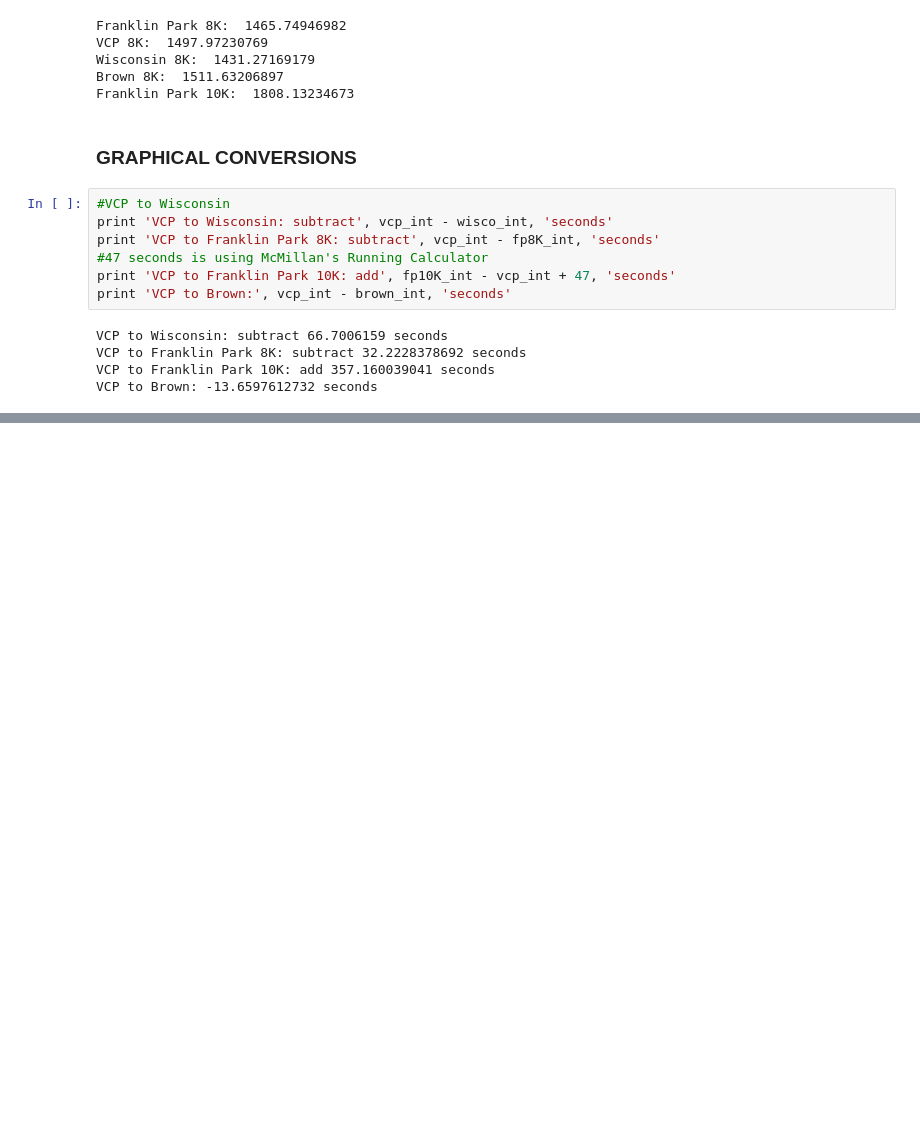
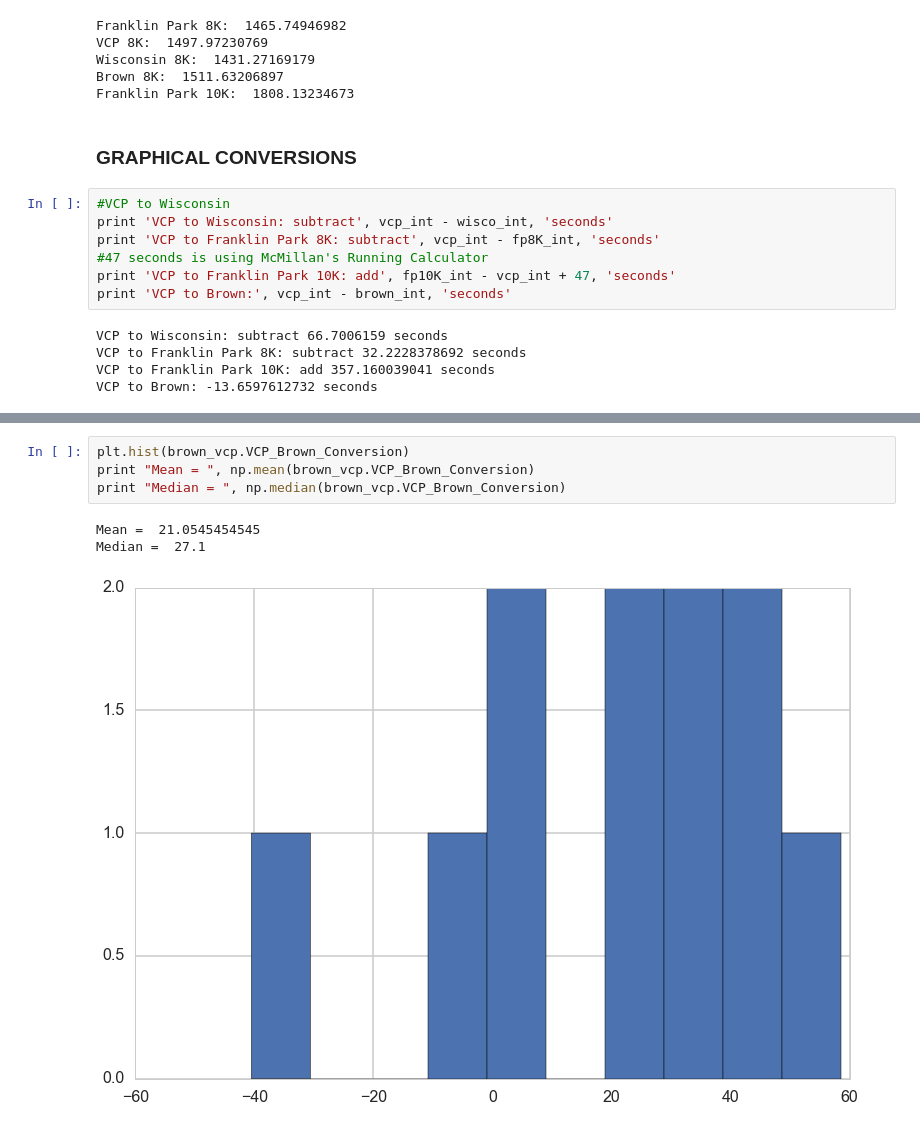
Before and after one commit to callen13/Senior_Thesis, a Jupyter notebook: race_score_calculations.ipynb, the cells around one changed output, grey strips where cells are left out. Cells and saved outputs as stored; diff of their text form; blank space fills up the shorter version.

```diff
--- a/race_score_calculations.ipynb
+++ b/race_score_calculations.ipynb
@@ -350,0 +372,8 @@ VCP to Brown: -13.6597612732 seconds
+# %%
+plt.hist(brown_vcp.VCP_Brown_Conversion)
+print "Mean = ", np.mean(brown_vcp.VCP_Brown_Conversion)
+print "Median = ", np.median(brown_vcp.VCP_Brown_Conversion)
+# %% [output]
+Mean =  21.0545454545
+Median =  27.1
+[figure, added]
```
Also changed, not shown: parts of 4 cells of this notebook.
